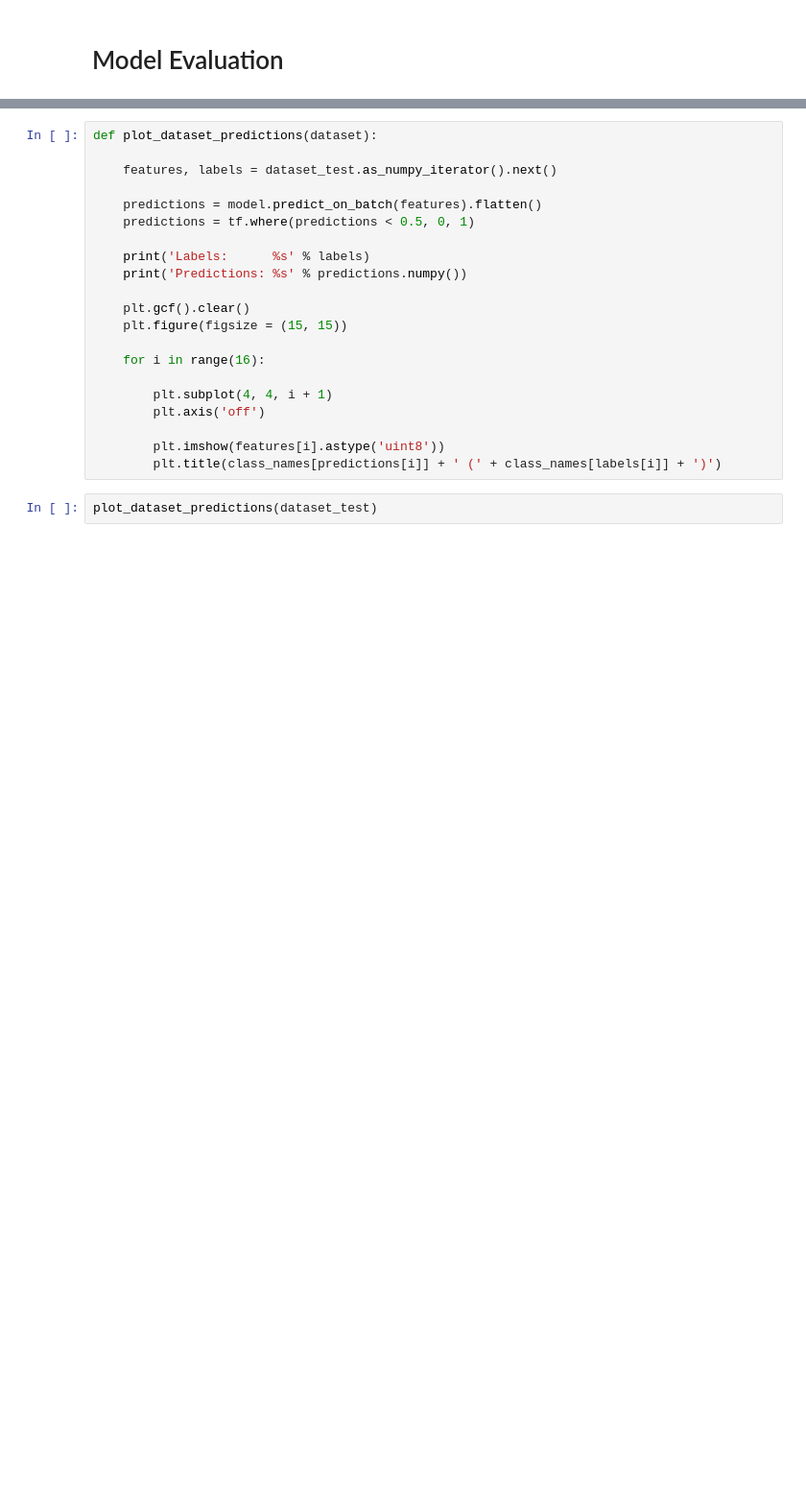
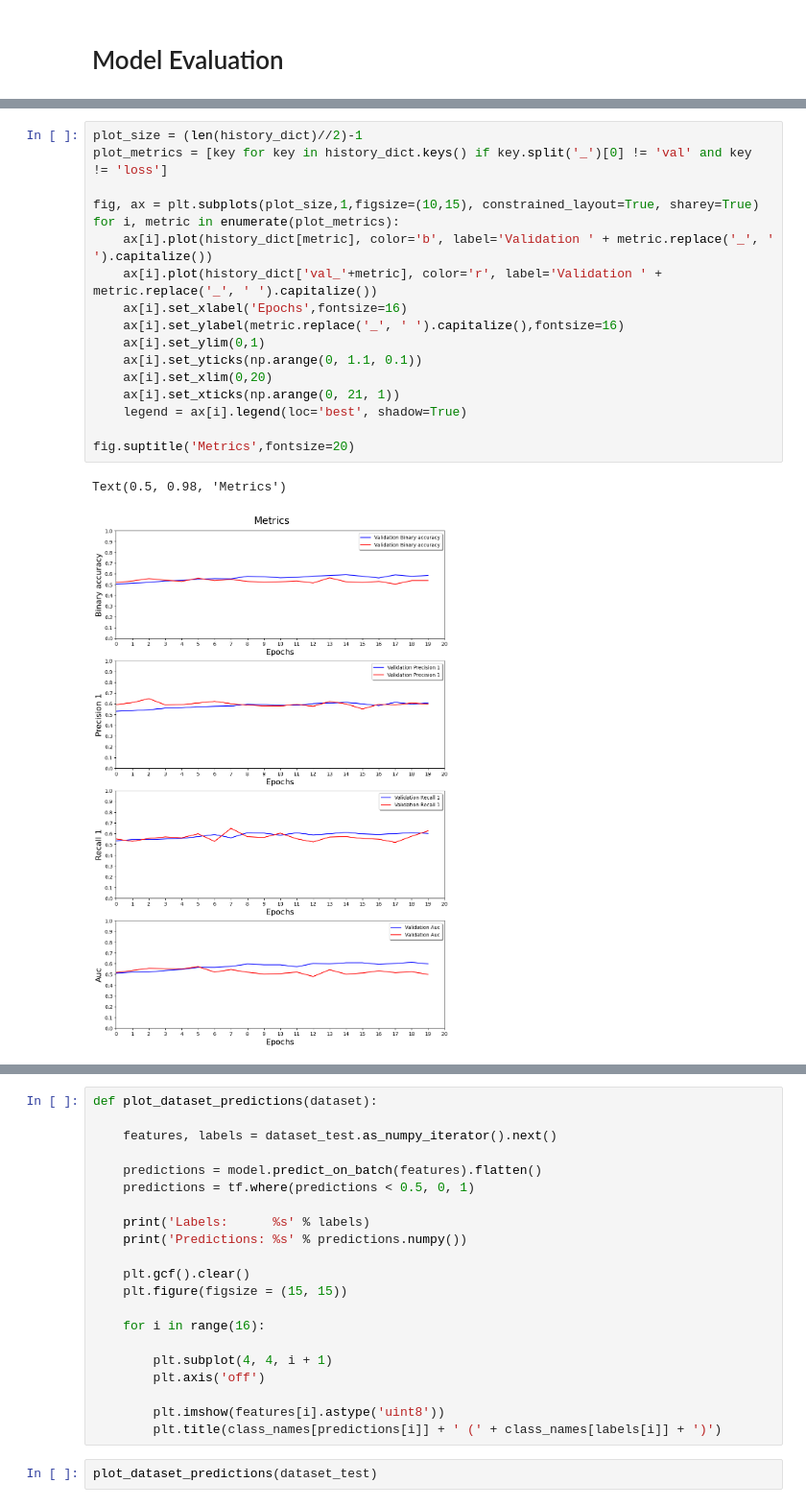
Before and after one commit to Mathwebb/tampering-detection, a Jupyter notebook: ImageForgery.ipynb, the cells around one changed output, grey strips where cells are left out. Shown at 96% size. Saved outputs shown, nothing was run; the diff lists cells and outputs as text; blank space fills up the shorter version.

```diff
--- a/ImageForgery.ipynb
+++ b/ImageForgery.ipynb
@@ -230,3 +293,23 @@ Text(0.5, 0.98, 'Metrics')
+# %%
+plot_size = (len(history_dict)//2)-1
+plot_metrics = [key for key in history_dict.keys() if key.split('_')[0] != 'val' and key != 'loss']
+
+fig, ax = plt.subplots(plot_size,1,figsize=(10,15), constrained_layout=True, sharey=True)
+for i, metric in enumerate(plot_metrics):
+    ax[i].plot(history_dict[metric], color='b', label='Validation ' + metric.replace('_', ' ').capitalize())
+    ax[i].plot(history_dict['val_'+metric], color='r', label='Validation ' + metric.replace('_', ' ').capitalize())
+    ax[i].set_xlabel('Epochs',fontsize=16)
+    ax[i].set_ylabel(metric.replace('_', ' ').capitalize(),fontsize=16)
+    ax[i].set_ylim(0,1)
+    ax[i].set_yticks(np.arange(0, 1.1, 0.1))
+    ax[i].set_xlim(0,20)
+    ax[i].set_xticks(np.arange(0, 21, 1))
+    legend = ax[i].legend(loc='best', shadow=True)
+
+fig.suptitle('Metrics',fontsize=20)
+# %% [output]
+Text(0.5, 0.98, 'Metrics')
+[figure, added]
 # %%
 (dataset_test_loss, dataset_test_accuracy, dataset_test_precision, dataset_test_recall, dataset_test_auc) = model.evaluate(dataset_test)
 
```
Also changed, not shown: parts of 26 cells of this notebook.
